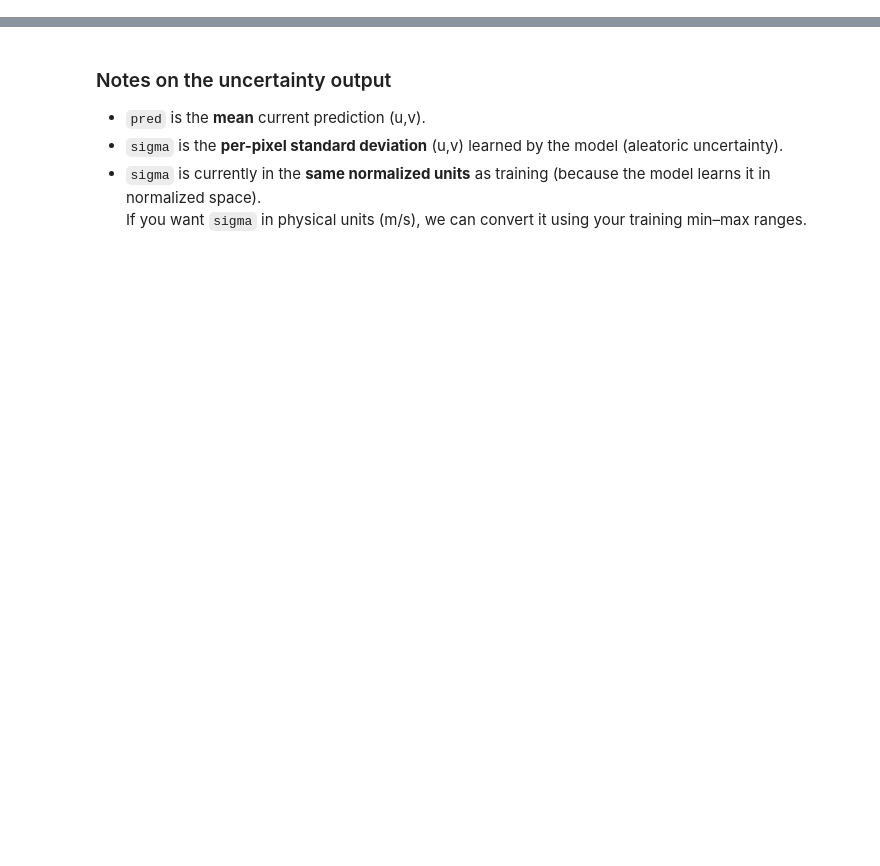
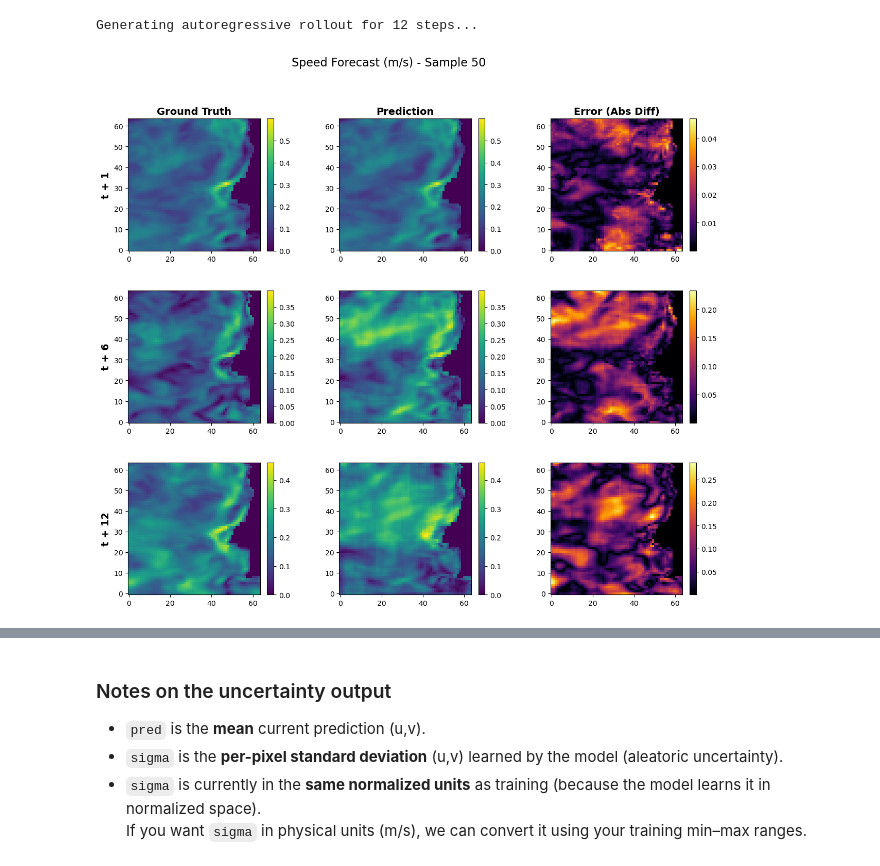
Before and after one commit to svillhauer/Thesis, a Jupyter notebook: deep_spatiotemporal_currents_uncertainty/test_run_uncertainty.ipynb, the cells around one changed output, grey strips where cells are left out. Cells and saved outputs as stored; diff of their text form; code cells hidden in the pictures; blank space fills up the shorter version.

```diff
--- a/deep_spatiotemporal_currents_uncertainty/test_run_uncertainty.ipynb
+++ b/deep_spatiotemporal_currents_uncertainty/test_run_uncertainty.ipynb
@@ -371,0 +546,78 @@ NameError: name 'models' is not defined
+# %%
+# --- Configuration ---
+sample_idx = 50        # Index in the validation dataset
+steps_to_plot = [1, 6, 12] # Time steps to visualize (t+1, t+6, t+12)
+device = 'cuda' if torch.cuda.is_available() else 'cpu'
+model.to(device)
+
+# 1. Get Initial Input from Validation Set
+# val_ds returns Tensors, so we just need to add the batch dimension
+input_tensor, _ = val_ds[sample_idx]
+
+# Ensure input is (1, seq_len, 2, H, W)
+if isinstance(input_tensor, np.ndarray):
+    input_seq = torch.from_numpy(input_tensor).unsqueeze(0).float()
+else:
+    input_seq = input_tensor.unsqueeze(0).float()
+
+input_seq = input_seq.to(device)
+
+# 2. Generate 12 steps of predictions
+print(f"Generating autoregressive rollout for 12 steps...")
+preds_norm = predict_autoregressive(model, input_seq, steps=12, device=device)
+
+# 3. Setup Plot
+fig, axes = plt.subplots(3, 3, figsize=(15, 12))
+plt.subplots_adjust(hspace=0.3)
+cols = ['Ground Truth', 'Prediction', 'Error (Abs Diff)']
+
+# Set column titles
+for ax, col in zip(axes[0], cols):
+    ax.set_title(col, fontsize=14, fontweight='bold')
+
+# 4. Loop through requested time steps and plot
+for i, t_step in enumerate(steps_to_plot):
+    # --- Indexing ---
+    # Prediction index (0-based list): t_step - 1
+    pred_idx = t_step - 1
+
+    # Ground Truth index in 'uv_val' (raw data)
+    # val_ds[sample_idx] covers [sample_idx ... sample_idx+seq_len-1]
+    # So t+1 is at sample_idx + seq_len
+    gt_idx = sample_idx + seq_len + (t_step - 1)
+
+    # --- Retrieve Data ---
+    # Get Prediction and un-normalize
+    pred_uv = inverse_zscore(preds_norm[pred_idx], stats)
+
+    # Get Ground Truth (direct from raw uv_val to compare physical units)
+    gt_uv = uv_val[gt_idx]
+
+    # --- Compute Speed (Magnitude) ---
+    speed_pred = np.sqrt(pred_uv[0]**2 + pred_uv[1]**2)
+    speed_gt   = np.sqrt(gt_uv[0]**2 + gt_uv[1]**2)
+    speed_err  = np.abs(speed_pred - speed_gt)
+
+    # --- Plotting ---
+    # Determine common color scale for this row
+    vmin = min(speed_gt.min(), speed_pred.min())
+    vmax = max(speed_gt.max(), speed_pred.max())
+
+    # Row i, Col 0: Ground Truth
+    im1 = axes[i, 0].imshow(speed_gt, cmap='viridis', origin='lower', vmin=vmin, vmax=vmax)
+    axes[i, 0].set_ylabel(f"t + {t_step}", fontsize=14, fontweight='bold')
+    plt.colorbar(im1, ax=axes[i, 0], fraction=0.046, pad=0.04)
+
+    # Row i, Col 1: Prediction
+    im2 = axes[i, 1].imshow(speed_pred, cmap='viridis', origin='lower', vmin=vmin, vmax=vmax)
+    plt.colorbar(im2, ax=axes[i, 1], fraction=0.046, pad=0.04)
+
+    # Row i, Col 2: Error
+    im3 = axes[i, 2].imshow(speed_err, cmap='inferno', origin='lower')
+    plt.colorbar(im3, ax=axes[i, 2], fraction=0.046, pad=0.04)
+
+plt.suptitle(f"Speed Forecast (m/s) - Sample {sample_idx}", fontsize=16)
+plt.show()
+# %% [output]
+Generating autoregressive rollout for 12 steps...
+[figure, added]
```
Also changed, not shown: parts of 11 cells of this notebook, 9 other files.
